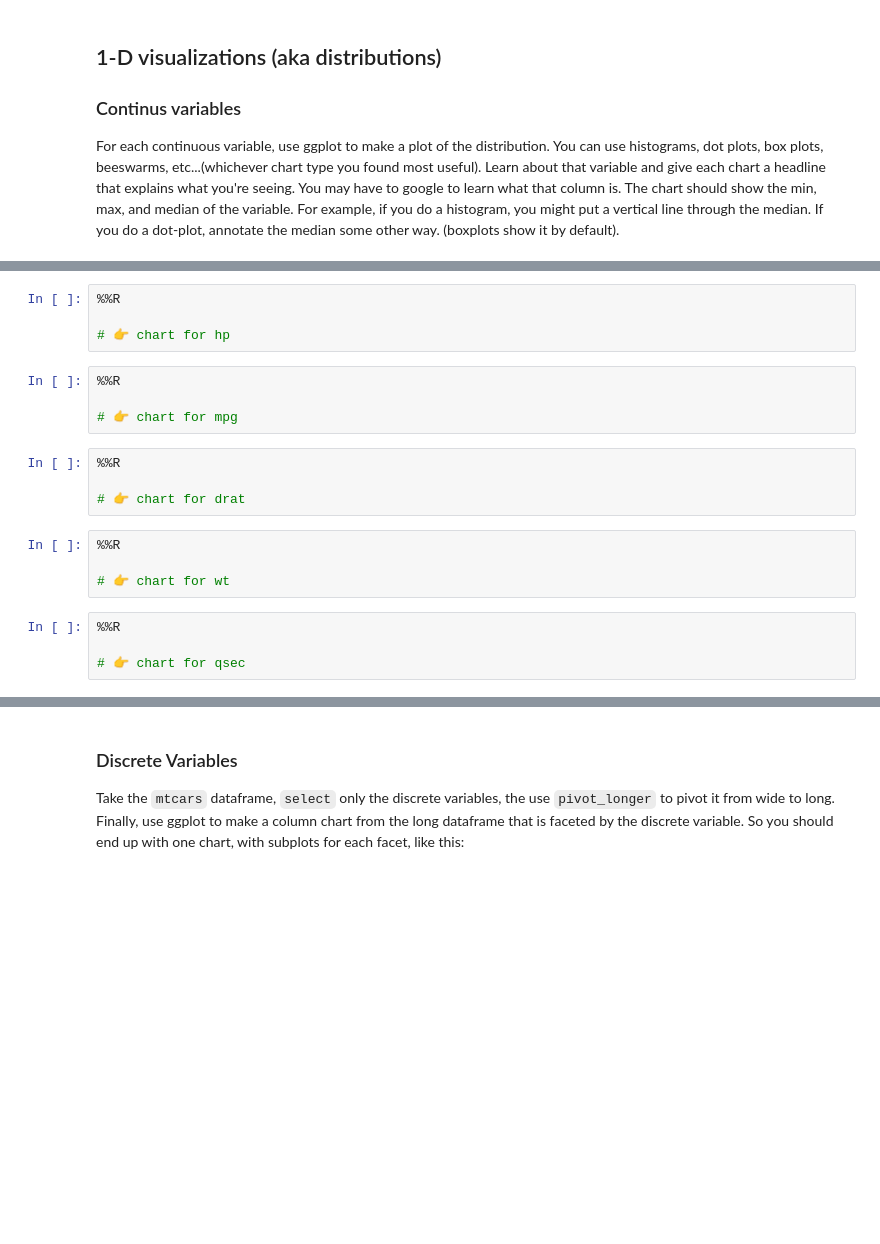
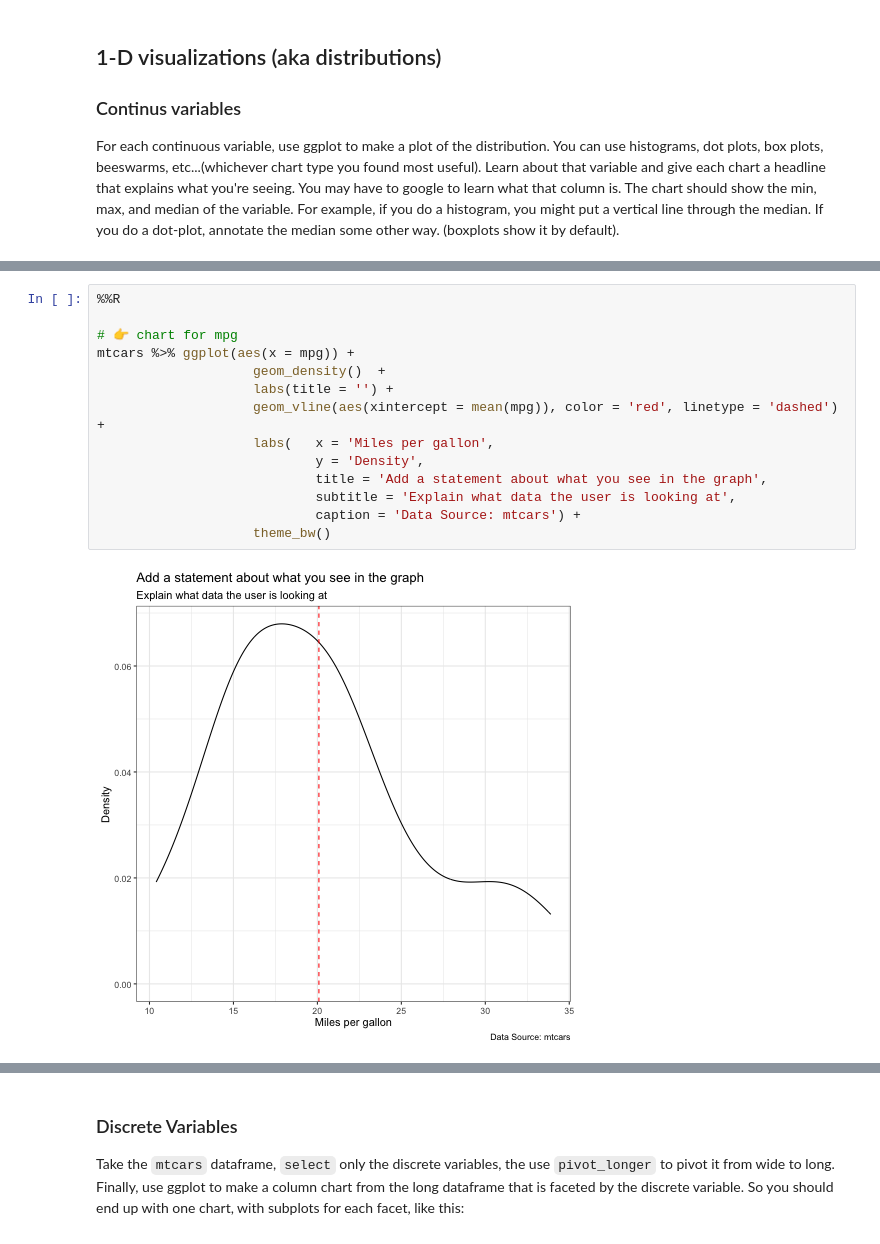
Before and after one commit to data4news/mtcars-exploratory, a Jupyter notebook: notebook-1.ipynb, the cells around one changed output, grey strips where cells are left out. Drawn from its saved outputs; the diff is of its cells as text; blank space fills up the shorter version.

```diff
--- a/notebook-1.ipynb
+++ b/notebook-1.ipynb
@@ -113,20 +143,16 @@ NULL
-# %%
-%%R
-
-# 👉 chart for hp
-# %%
-%%R
-
-# 👉 chart for mpg
-# %%
-%%R
-
-# 👉 chart for drat
-# %%
-%%R
-
-# 👉 chart for wt
-# %%
-%%R
-
-# 👉 chart for qsec
+# %%
+%%R
+
+# 👉 chart for mpg
+mtcars %>% ggplot(aes(x = mpg)) +
+                    geom_density()  +
+                    labs(title = '') +
+                    geom_vline(aes(xintercept = mean(mpg)), color = 'red', linetype = 'dashed') +
+                    labs(   x = 'Miles per gallon',
+                            y = 'Density',
+                            title = 'Add a statement about what you see in the graph',
+                            subtitle = 'Explain what data the user is looking at',
+                            caption = 'Data Source: mtcars') +
+                    theme_bw()
+# %% [output]
+[figure, added]
```
Also changed, not shown: parts of 11 cells of this notebook.
